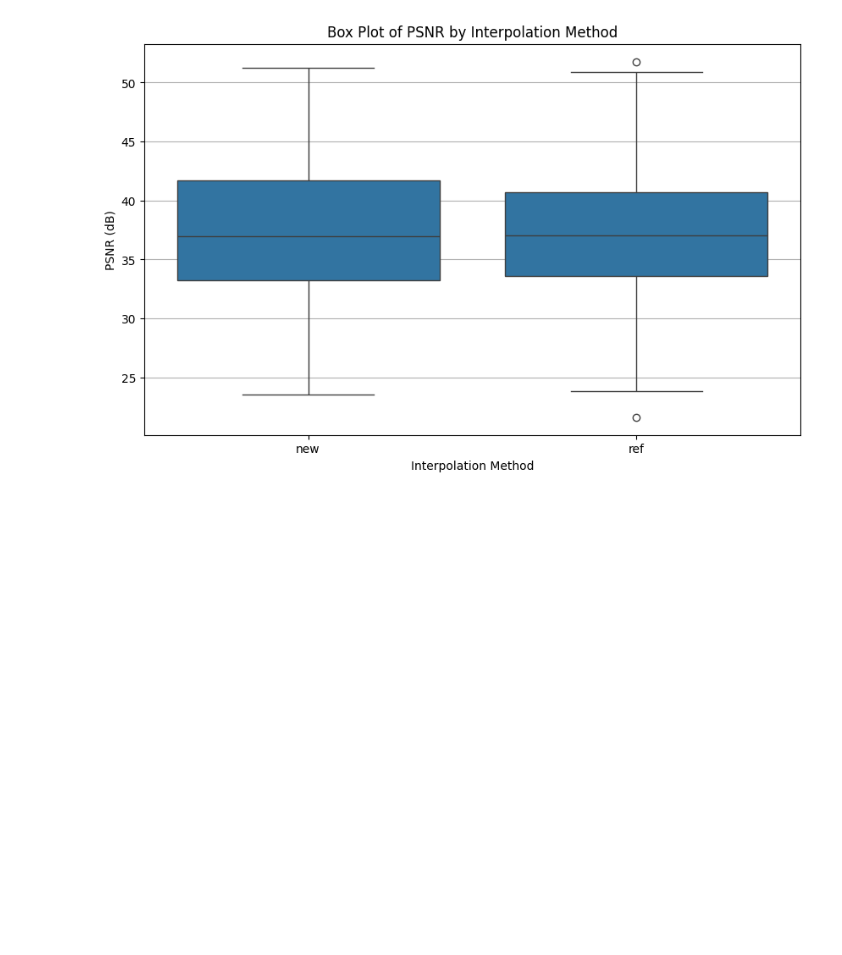
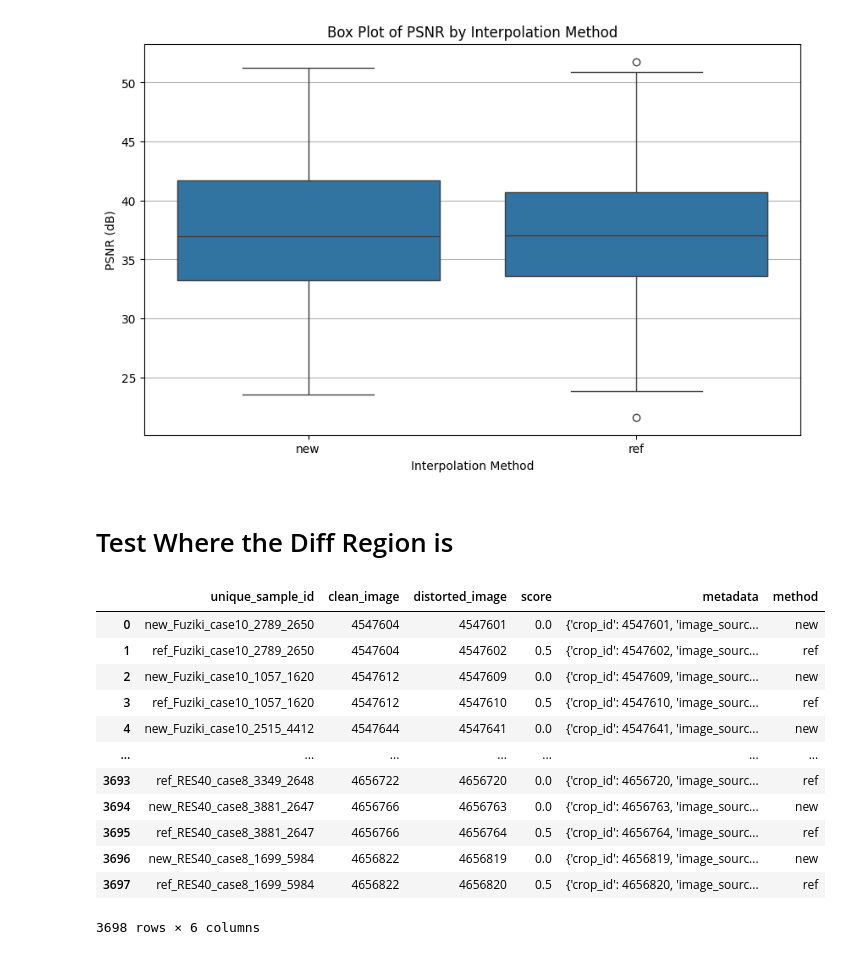
Before and after one commit to HITProjects/PixelQuality, a Jupyter notebook: Samsung/notebooks/EDA.ipynb, the cells around one changed output. Saved outputs shown, nothing was run; the diff lists cells and outputs as text; code cells hidden in the pictures; blank space fills up the shorter version.

```diff
--- a/Samsung/notebooks/EDA.ipynb
+++ b/Samsung/notebooks/EDA.ipynb
@@ -361,3 +326,5 @@ plt.grid(axis='y')
 plt.show()
 # %% [output]
 [figure]
+# %% [markdown]
+# Test Where the Diff Region is
@@ -363,0 +345,16 @@ plt.show()
+# %%
+meta
+# %% [output]
+|  | unique_sample_id | clean_image | distorted_image | score | metadata | method |
+| 0 | new_Fuziki_case10_2789_2650 | 4547604 | 4547601 | 0.0 | {'crop_id': 4547601, 'image_sourc... | new |
+| 1 | ref_Fuziki_case10_2789_2650 | 4547604 | 4547602 | 0.5 | {'crop_id': 4547602, 'image_sourc... | ref |
+| 2 | new_Fuziki_case10_1057_1620 | 4547612 | 4547609 | 0.0 | {'crop_id': 4547609, 'image_sourc... | new |
+| 3 | ref_Fuziki_case10_1057_1620 | 4547612 | 4547610 | 0.5 | {'crop_id': 4547610, 'image_sourc... | ref |
+| 4 | new_Fuziki_case10_2515_4412 | 4547644 | 4547641 | 0.0 | {'crop_id': 4547641, 'image_sourc... | new |
+| ... | ... | ... | ... | ... | ... | ... |
+| 3693 | ref_RES40_case8_3349_2648 | 4656722 | 4656720 | 0.0 | {'crop_id': 4656720, 'image_sourc... | ref |
+| 3694 | new_RES40_case8_3881_2647 | 4656766 | 4656763 | 0.0 | {'crop_id': 4656763, 'image_sourc... | new |
+| 3695 | ref_RES40_case8_3881_2647 | 4656766 | 4656764 | 0.5 | {'crop_id': 4656764, 'image_sourc... | ref |
+| 3696 | new_RES40_case8_1699_5984 | 4656822 | 4656819 | 0.0 | {'crop_id': 4656819, 'image_sourc... | new |
+| 3697 | ref_RES40_case8_1699_5984 | 4656822 | 4656820 | 0.5 | {'crop_id': 4656820, 'image_sourc... | ref |
+3698 rows × 6 columns
```
Also changed, not shown: parts of 16 cells of this notebook, 2 other files.
